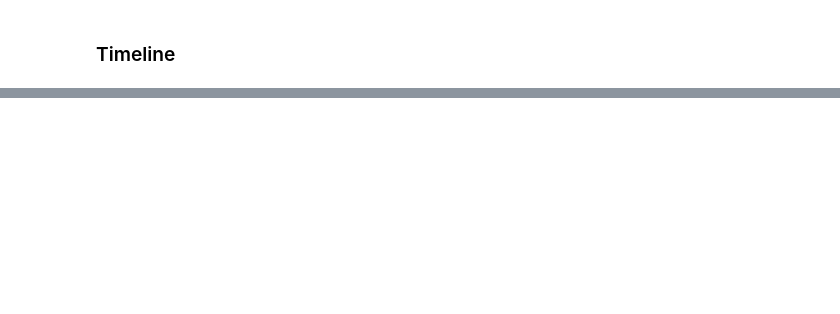
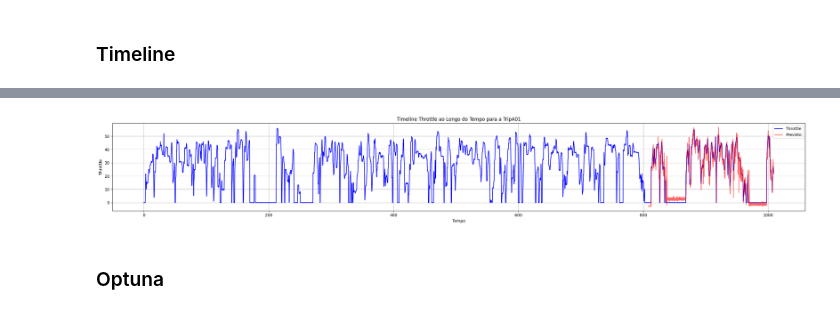
Before and after one commit to INXE-Lainf-Labs/EletricVehicleConsumptionEstimators, a Jupyter notebook: Conect2AI/NepochsLSTM.ipynb, the cells around one changed output, grey strips where cells are left out. Drawn from its saved outputs; the diff is of its cells as text; code cells hidden in the pictures; blank space fills up the shorter version.

```diff
--- a/Conect2AI/NepochsLSTM.ipynb
+++ b/Conect2AI/NepochsLSTM.ipynb
@@ -1043,0 +1059,11 @@ plt.show()
+# %%
+throttle_timeline_X = throttle_X_test[throttle_X_test['Trip'] == 'TripA01']
+
+total_trip_size = len(trips[trips['Trip'] == 'TripA01'])
+train_size = int(total_trip_size*0.8)
+throttle_timeline_y = trips[trips['Trip'] == 'TripA01'][train_size:]['Throttle [%]']
+
+throttle_timeline_X_seq, throttle_timeline_y_seq = create_seq(throttle_timeline_X, throttle_timeline_y.values, window_size=WINDOW_SIZE)
+
+throttle_timeline_y_pred_seq = throttle_model.predict(throttle_timeline_X_seq)
+throttle_timeline_y_pred_seq_desnorm = throttle_y_scaler.inverse_transform(throttle_timeline_y_pred_seq)
@@ -1043,0 +1072,28 @@ plt.show()
+# %%
+plt.figure(figsize=(25, 4))
+plt.plot(
+    trips[trips['Trip'] == 'TripA01']['Time [s]'],
+    trips[trips['Trip'] == 'TripA01']['Throttle [%]'],
+    label='Throttle',
+    color='blue'
+)
+
+plt.plot(
+    throttle_X_scaler.inverse_transform(throttle_timeline_X.drop(columns=['Trip'], axis=1)[WINDOW_SIZE:].values)[:, 5],
+    throttle_timeline_y_pred_seq_desnorm,
+    label='Previsto',
+    color='red',
+    alpha=0.6
+)
+
+plt.xlabel('Tempo')
+plt.ylabel('Throttle')
+plt.title('Timeline Throttle ao Longo do Tempo para a TripA01')
+plt.grid(True)
+plt.tight_layout()
+plt.legend()
+plt.show()
+# %% [output]
+[figure, added]
+# %% [markdown]
+### Optuna
```
Also changed, not shown: parts of 19 cells of this notebook.
